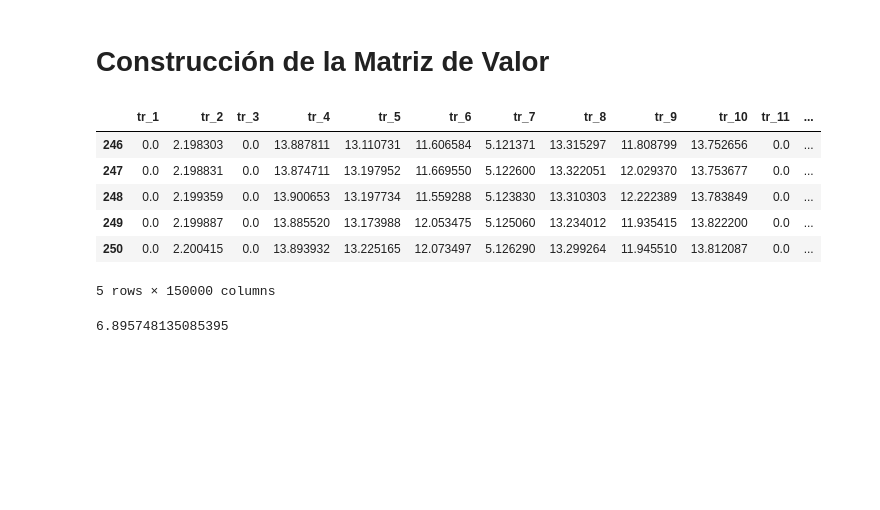
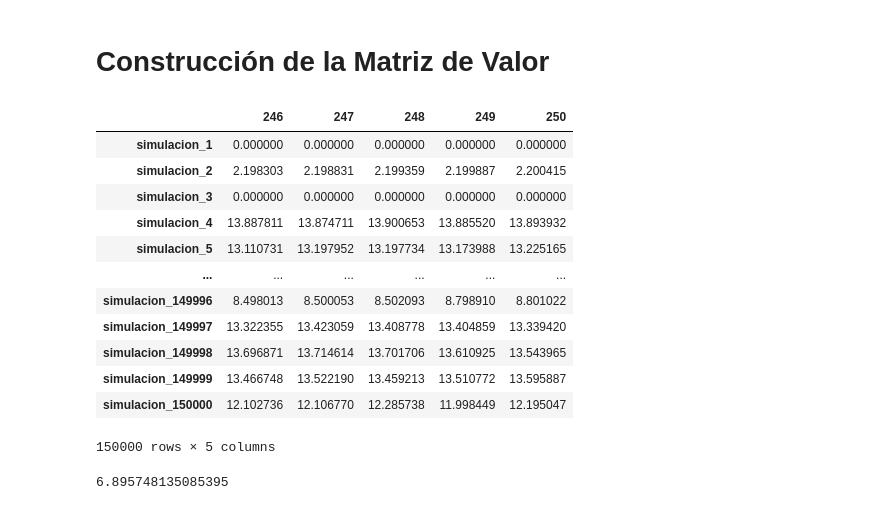
Before and after one commit to AnIsAsPe/LSM-Opciones-americanas, a Jupyter notebook: Notebooks/LSM_Opciones_americanas_Azucar.ipynb, the cells around one changed output. Cells and saved outputs as stored; diff of their text form; code cells hidden in the pictures; blank space fills up the shorter version.

```diff
--- a/Notebooks/LSM_Opciones_americanas_Azucar.ipynb
+++ b/Notebooks/LSM_Opciones_americanas_Azucar.ipynb
@@ -12,10 +12,10 @@ import pandas as pd
 #### simula_precios()
 # %%
 def simula_precios(precio_inicial, tasa_interes, sigma, T, trayectorias):
-    '''La función regresa un dataframe donde cada columna corresponde a la
+    '''La función regresa un dataframe donde cada renglón corresponde a la
     simulación de la trayectoria del precio, bajo la hipótesis de que el precio
     del activo sigue un Movimiento Browniano Geométrico, comenzando por el
-    precio inicial en t = 0,  en el primer renglón y t = T en el último renglón.
+    precio inicial en t = 0,  en la primer columna y t = T en la última.
 
     * precio_inicial: Precio inicial del activo, cuando se firma la opción
     * tasa_interes: Tasa de interes considerada para la vigencia de la opción
@@ -26,9 +26,9 @@ def simula_precios(precio_inicial, tasa_interes, sigma, T, trayectorias):
 
     # Creamos una matriz de  ceros de tamaño T+1, trayectorias.
     np.random.seed(1)
-    MatrizPrecios = np.zeros((T + 1, trayectorias), dtype = np.float64)
+    MatrizPrecios = np.zeros((trayectorias, T + 1), dtype = np.float64)
     # Colocamos en el primer renglón(dia0) el precio inicial
-    MatrizPrecios[0,:] = precio_inicial
+    MatrizPrecios[:,0] = precio_inicial
 
 
 
@@ -37,9 +37,9 @@ def simula_precios(precio_inicial, tasa_interes, sigma, T, trayectorias):
         #partimos de una variable aleatoria distribución normal en cada una de las trayectorias a simular
         Z = np.random.standard_normal(size = trayectorias)
         weiner_process = sigma * Z / np.sqrt(T)  #weiner_process o movimiento browniano
-        MatrizPrecios[i, :] = (MatrizPrecios[i - 1, :] * np.exp((tasa_interes - sigma ** 2 / 2.) * 1 / T + weiner_process ))  # ec. (1.5) Gustafsson (2015)
+        MatrizPrecios[:, i] = (MatrizPrecios[:, i - 1] * np.exp((tasa_interes - sigma ** 2 / 2.) * 1 / T + weiner_process ))  # ec. (1.5) Gustafsson (2015)
 
-    return pd.DataFrame(MatrizPrecios,  columns=['tr_'+ str(col) for col in range(1, trayectorias+1)])
+    return pd.DataFrame(MatrizPrecios,  index=['simulacion_'+ str(row) for row in range(1, trayectorias+1)])
 # %% [markdown]
 #### LSM()
 # %%
@@ -155,6 +155,6 @@ Precios_df[muestra].plot(figsize=(16, 8), legend=False)
 # Calcular Matriz de ganancias para opciones "put"
 # 0 si el precio es mayor o igual al strike
 Strike = 14
-Ganancia = np.maximum(Strike - Precios_df.values, np.zeros((dias + 1, n),dtype=np.float64))
-pd.DataFrame(Ganancia, columns = Precios_df.columns).tail()
+Ganancia = np.maximum(Strike - Precios_df.values, np.zeros((n, dias + 1),dtype=np.float64))
+pd.DataFrame(Ganancia, index = Precios_df.index)
 # %% [output]
@@ -169,28 +175,34 @@ pd.DataFrame(Ganancia, columns = Precios_df.columns).tail()
 # Construcción de la Matriz de Valor
 # %%
 MatrizValor = np.zeros_like(Ganancia)
-MatrizValor[-1, :] = Ganancia[-1, :]  #empezamos en el ultimo día
+MatrizValor[:, -1] = Ganancia[:, -1]  #empezamos en el ultimo día
 descuento = np.exp(-tasa/dias)
 
 #Regresión polynomial por mínimos cuadrados para calcular el valor de continuar
 for t in range(dias-1, 0 , -1): #desde el penúltimo día
-    x = Precios_df.iloc[t,:]
-    y = MatrizValor[t + 1, :] * descuento
+    x = Precios_df.iloc[:,t]
+    y = MatrizValor[:, t + 1] * descuento
     #encuentra los coeficientes
     coeficientes = np.polyfit(x, y , 2)
     valor_continuar = np.polyval(coeficientes, x)
     #Cuando la ganancia en el tiempo t sea mayor que el valor de continuar,
-    MatrizValor[t, :] = np.where(Ganancia[t, :] > valor_continuar,
-                                  Ganancia[t, :],
-                                  MatrizValor[t + 1, :] * descuento)
+    MatrizValor[:, t] = np.where(Ganancia[:, t] > valor_continuar,
+                                  Ganancia[:, t],
+                                  MatrizValor[:, t + 1] * descuento)
 
-pd.DataFrame(MatrizValor, columns = Precios_df.columns).tail()
+pd.DataFrame(MatrizValor, index = Precios_df.index).iloc[:, -5:]
 # %% [output]
-|  | tr_1 | tr_2 | tr_3 | tr_4 | tr_5 | tr_6 | tr_7 | tr_8 | tr_9 | tr_10 | tr_11 | ... |
-| 246 | 0.0 | 2.198303 | 0.0 | 13.887811 | 13.110731 | 11.606584 | 5.121371 | 13.315297 | 11.808799 | 13.752656 | 0.0 | ... |
-| 247 | 0.0 | 2.198831 | 0.0 | 13.874711 | 13.197952 | 11.669550 | 5.122600 | 13.322051 | 12.029370 | 13.753677 | 0.0 | ... |
-| 248 | 0.0 | 2.199359 | 0.0 | 13.900653 | 13.197734 | 11.559288 | 5.123830 | 13.310303 | 12.222389 | 13.783849 | 0.0 | ... |
-| 249 | 0.0 | 2.199887 | 0.0 | 13.885520 | 13.173988 | 12.053475 | 5.125060 | 13.234012 | 11.935415 | 13.822200 | 0.0 | ... |
-| 250 | 0.0 | 2.200415 | 0.0 | 13.893932 | 13.225165 | 12.073497 | 5.126290 | 13.299264 | 11.945510 | 13.812087 | 0.0 | ... |
+|  | 246 | 247 | 248 | 249 | 250 |
+| simulacion_1 | 0.000000 | 0.000000 | 0.000000 | 0.000000 | 0.000000 |
+| simulacion_2 | 2.198303 | 2.198831 | 2.199359 | 2.199887 | 2.200415 |
+| simulacion_3 | 0.000000 | 0.000000 | 0.000000 | 0.000000 | 0.000000 |
+| simulacion_4 | 13.887811 | 13.874711 | 13.900653 | 13.885520 | 13.893932 |
+| simulacion_5 | 13.110731 | 13.197952 | 13.197734 | 13.173988 | 13.225165 |
+| ... | ... | ... | ... | ... | ... |
+| simulacion_149996 | 8.498013 | 8.500053 | 8.502093 | 8.798910 | 8.801022 |
+| simulacion_149997 | 13.322355 | 13.423059 | 13.408778 | 13.404859 | 13.339420 |
+| simulacion_149998 | 13.696871 | 13.714614 | 13.701706 | 13.610925 | 13.543965 |
+| simulacion_149999 | 13.466748 | 13.522190 | 13.459213 | 13.510772 | 13.595887 |
+| simulacion_150000 | 12.102736 | 12.106770 | 12.285738 | 11.998449 | 12.195047 |
-5 rows × 150000 columns
+150000 rows × 5 columns
 # %%
```
Also changed, not shown: parts of 5 cells of this notebook.
